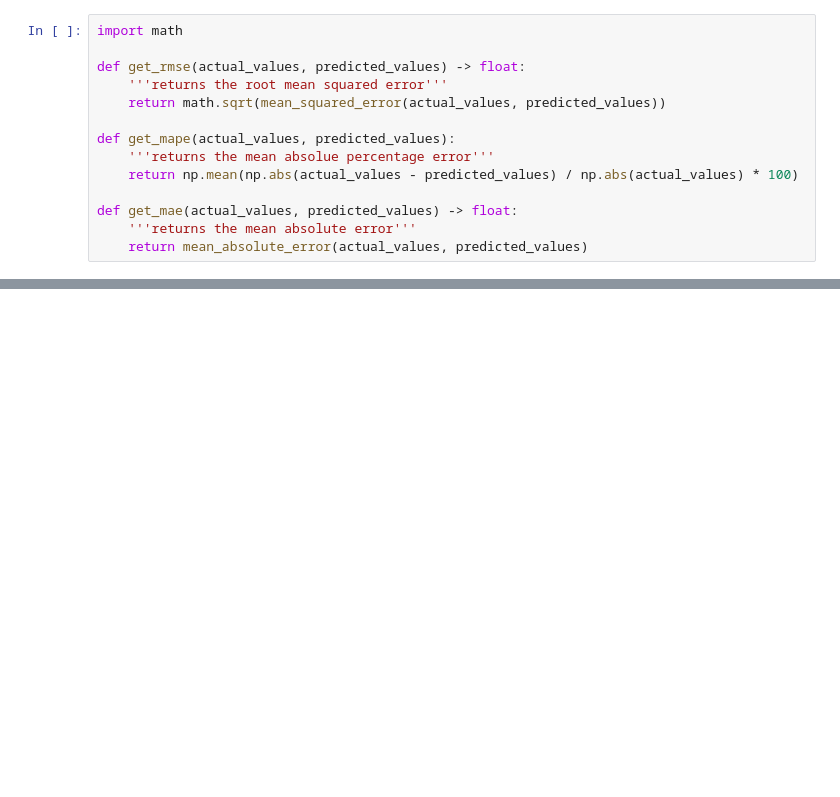
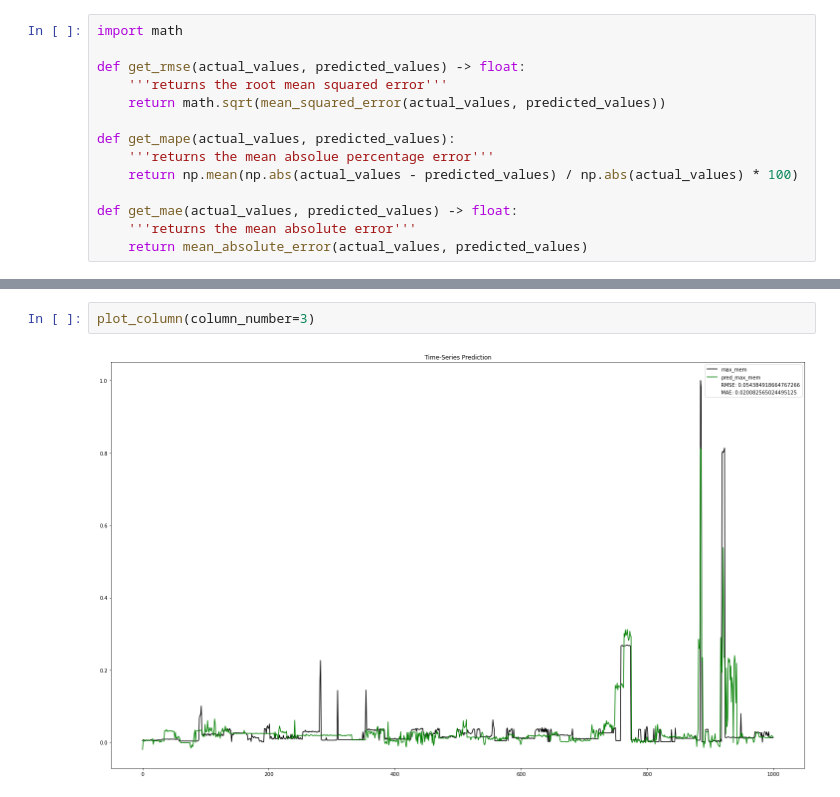
Before and after one commit to MyGodItsFull0fStars/alibaba_clusterdata, a Jupyter notebook: cluster-trace-gpu-v2020/prediction/lstm_general_prediction.ipynb, the cells around one changed output, grey strips where cells are left out. Drawn from its saved outputs; the diff is of its cells as text; blank space fills up the shorter version.

```diff
--- a/cluster-trace-gpu-v2020/prediction/lstm_general_prediction.ipynb
+++ b/cluster-trace-gpu-v2020/prediction/lstm_general_prediction.ipynb
@@ -135,0 +224,4 @@ for epoch in range(num_epochs):
+# %%
+plot_column(column_number=3)
+# %% [output]
+[figure, added]
```
Also changed, not shown: parts of 18 cells of this notebook.
